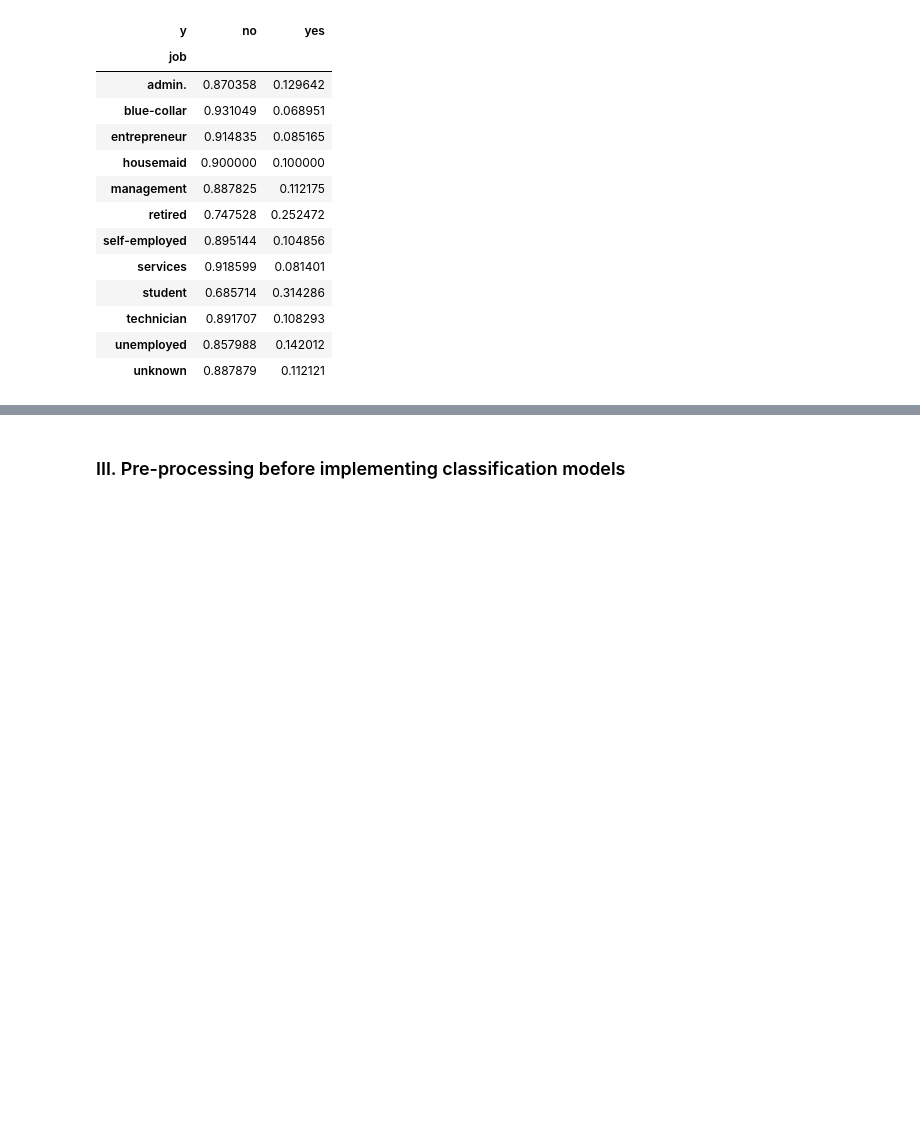
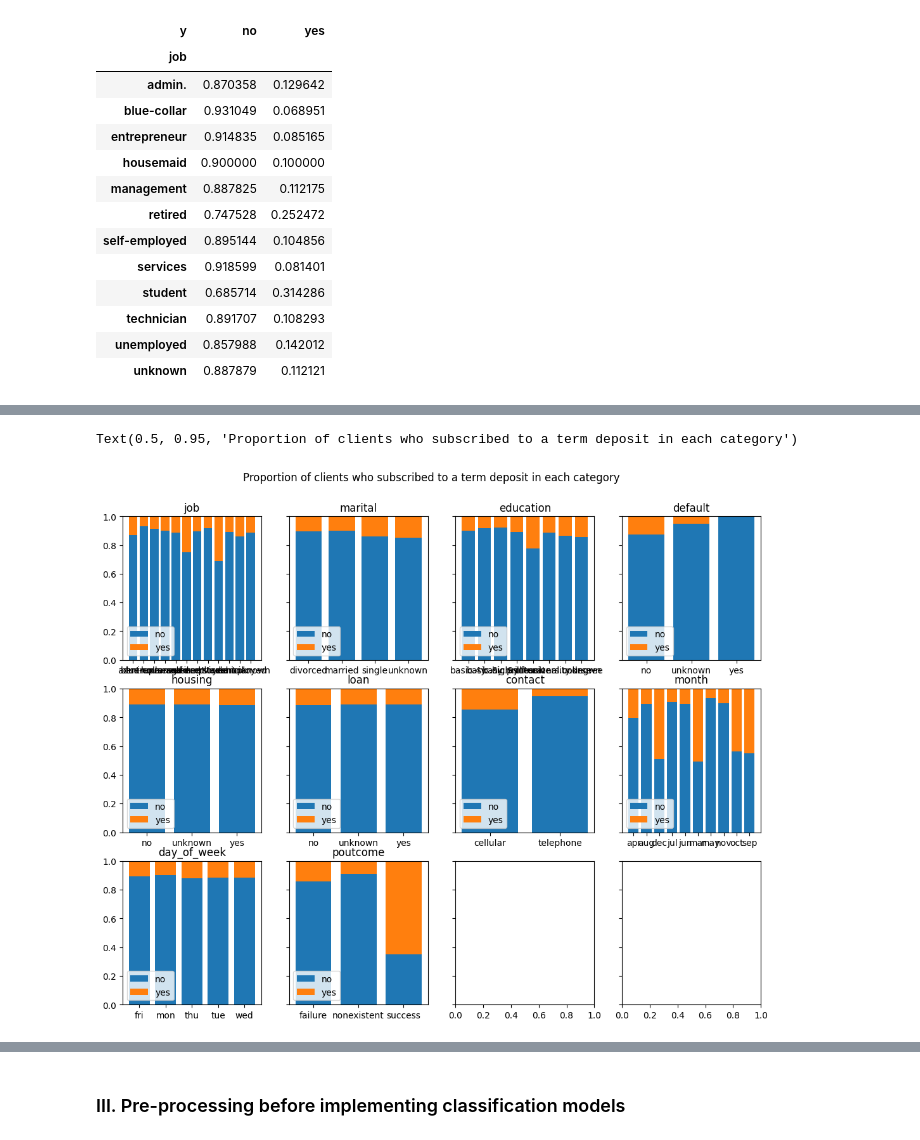
Before and after one commit to thaianle/bank-marketing, a Jupyter notebook: bank-marketing.ipynb, the cells around one changed output, grey strips where cells are left out. Saved outputs shown, nothing was run; the diff lists cells and outputs as text; code cells hidden in the pictures; blank space fills up the shorter version.

```diff
--- a/bank-marketing.ipynb
+++ b/bank-marketing.ipynb
@@ -427,0 +476,5 @@ ax.legend(loc = 'lower left')
+# %%
+# Drop the target variable 'y' from the list of categorical variables
+cat_features = categorical_col_list.copy()
+cat_features.remove('y')
+cat_features
@@ -427,0 +492,15 @@ ax.legend(loc = 'lower left')
+# %%
+fig, ax = plt.subplots(nrows = 3, ncols = 4, figsize = (13, 10), sharey = True)
+
+counter = 0
+
+for var in cat_features:
+    ax_obj = ax[counter // 4][counter % 4]
+    stacked_bar_100_percent(var, fig, ax_obj)
+    ax_obj.set_title(var)
+    counter += 1
+
+fig.suptitle('Proportion of clients who subscribed to a term deposit in each category', y = 0.95)
+# %% [output]
+Text(0.5, 0.95, 'Proportion of clients who subscribed to a term deposit in each category')
+[figure, added]
```
Also changed, not shown: parts of 14 cells of this notebook, 3 other files.
